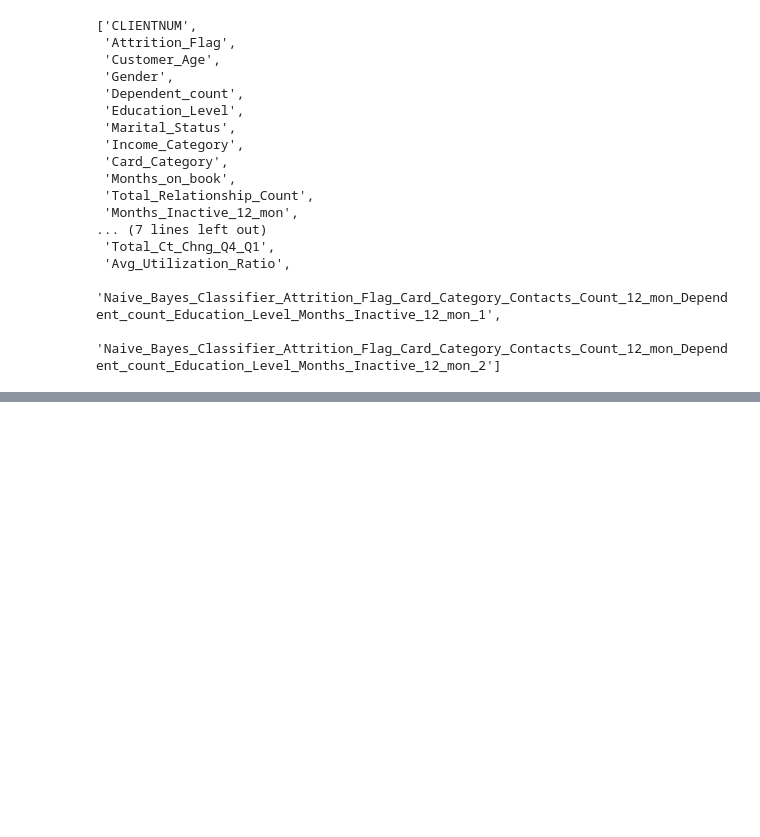
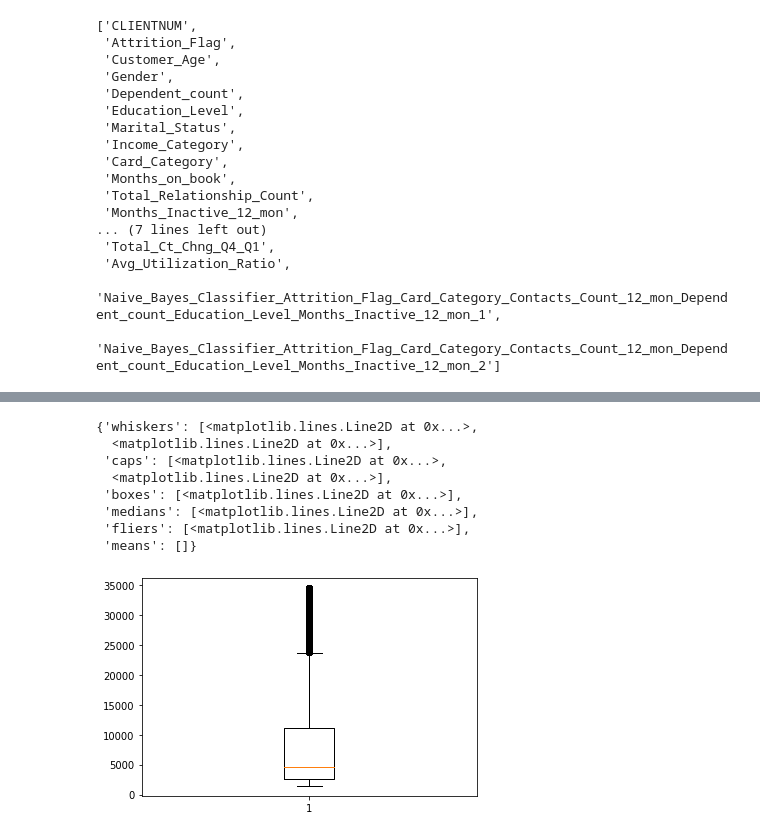
Before and after one commit to galexbh/credit-card-customers-prediction, a Jupyter notebook: src/main.ipynb, the cells around one changed output, grey strips where cells are left out. Drawn from its saved outputs; the diff is of its cells as text; code cells hidden in the pictures; blank space fills up the shorter version.

```diff
--- a/src/main.ipynb
+++ b/src/main.ipynb
@@ -116,0 +105,22 @@ var_categorical
+# %%
+copy_bank_ch = df_bank_churners.copy()
+
+level = copy_bank_ch.groupby(["Education_Level"], as_index = False)\
+.agg({"Customer_Age":["count"]})
+
+level.columns = level.columns.droplevel(1)
+
+level["Percent"] = (level["Customer_Age"] / size_bank_churners)
+
+level.sort_values(["Percent"], ascending = False)
+
+level["Education_t"] = "Others"
+
+level["Education_t"] = level\
+.apply(lambda r: r["Education_Level"] if r["Percent"] > 0.1 else r["Education_t"], axis=1)
+
+level.loc[:,["Education_Level", "Education_t"]]
+
+copy_bank_ch = copy_bank_ch.merge(level, on= ["Education_Level"], how = "inner")
+
+copy_bank_ch.tail(5).loc[: ,["Education_t"]]
@@ -116,0 +136,13 @@ var_categorical
+# %%
+# We take is to have the most outliers
+plt.boxplot(copy_bank_ch["Credit_Limit"])
+# %% [output]
+{'whiskers': [<matplotlib.lines.Line2D at 0x...>,
+  <matplotlib.lines.Line2D at 0x...>],
+ 'caps': [<matplotlib.lines.Line2D at 0x...>,
+  <matplotlib.lines.Line2D at 0x...>],
+ 'boxes': [<matplotlib.lines.Line2D at 0x...>],
+ 'medians': [<matplotlib.lines.Line2D at 0x...>],
+ 'fliers': [<matplotlib.lines.Line2D at 0x...>],
+ 'means': []}
+[figure, added]
```
Also changed, not shown: parts of 20 cells of this notebook.
